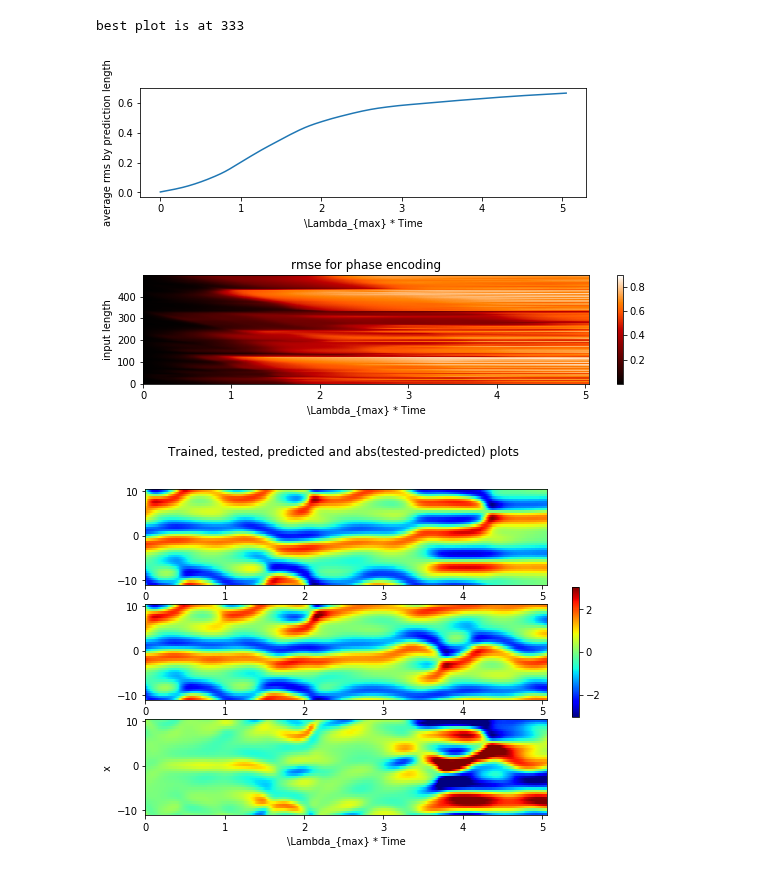
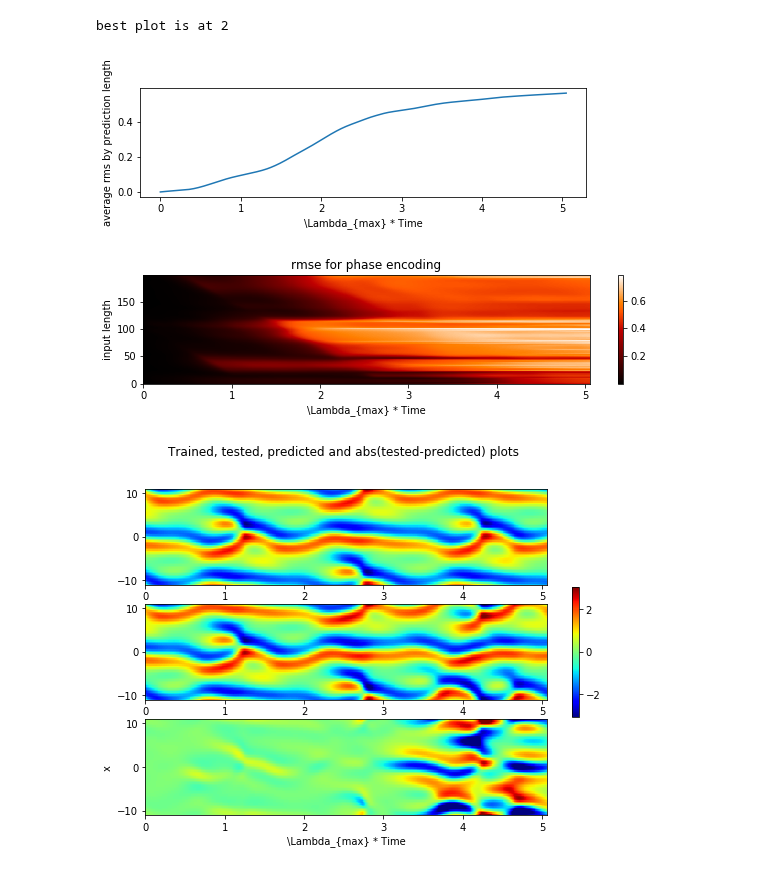
Before and after one commit to jon-dong/reservoir-computing-python, a Jupyter notebook: kuramoto_sivashinsky_tanh.ipynb, the cells around one changed output. Cells and saved outputs as stored; diff of their text form; code cells hidden in the pictures.

```diff
--- a/kuramoto_sivashinsky_tanh.ipynb
+++ b/kuramoto_sivashinsky_tanh.ipynb
@@ -29,19 +29,18 @@ import matplotlib.pyplot as plt
 # %%
 # Input data
 n_sequence=1
-spatial_points = 42
-spatial_points_ = spatial_points
+spatial_points = 65
 lyap_exp = 0.0461
 n_train = 5000
 n_test = 2000
 forget = 100
 parallel_runs = 1
-ks_data_origin, xx_, tt = data1D.kuramoto_sivashinsky_matlab(sequence_length=n_train+n_test, n_sequence=n_sequence, spatial_points=spatial_points)
+ks_data_origin, xx_, tt = data1D.kuramoto_sivashinsky_from_dataset(sequence_length=n_train+n_test, n_sequence=n_sequence)
 # ks_data_origin=ks_data_origin+np.random.rand(ks_data_origin.shape[0],ks_data_origin.shape[1],ks_data_origin.shape[2])
 ks_data_train = ks_data_origin[:, :n_train, :]
 input_shape=ks_data_train.shape
 # %%
-b = Reservoir(n_res=5000, res_scale=.21, input_scale=.21,
+b = Reservoir(n_res=2000, res_scale=.21, input_scale=.21,
               random_projection='simulation', weights_type='gaussian',
               activation_fun='intensity', activation_param=1.5,
               parallel_runs=parallel_runs,  bias_scale=0.1, leak_rate=0,
@@ -75,9 +67,11 @@ ks_data_test = ks_data_origin[:, n_train:, :]
 # %%
+# testing data
+ks_data_test = ks_data_origin[:, n_train:, :]
+
 # Algorithm testing
-# b.forget = n_test - b.pred_horizon*b.rec_pred_steps - parallel
-# b.parallel_runs = parallel_runs
-pred_output, rmse, rmse_vec, rmse_vert = b.predict_and_score(ks_data_test, detailed_score=True,
-                                                             parallel=parallel)
+parallel = 200
+b.forget = n_test - b.pred_horizon*b.rec_pred_steps - parallel
+pred_output, rmse, rmse_vec, rmse_vert = b.predict_and_score(ks_data_test, detailed_score=True)
 # %% [output]
 Reservoir Computing algorithm - Testing phase:
 
@@ -91,5 +85,4 @@ Testing score: 0.08007228611329317
 # %%
-b.forget = n_test - b.pred_horizon*b.rec_pred_steps - parallel
 total_pred = (rmse.shape[1])
 length_input = pred_output.shape[0] - total_pred
 time_input = range(rmse.shape[0])
@@ -112,7 +105,6 @@ im=plt.pcolormesh(time_pred[:], time_input[:], rmse[:,:], cmap='gist_heat')
 plt.colorbar(im)
 plt.show;
 
-spatial_points = spatial_points_
 xx = xx_
 n_input = np.argmin(np.mean(rmse[:,:450],axis=1)) # np.argmin(rmse_vert)
 # i=0
@@ -133,34 +125,34 @@ vmin = -vmax
 fig, axs = plt.subplots(3, 1, sharex=False, figsize=(9,6))
 plt.suptitle('Trained, tested, predicted and abs(tested-predicted) plots                       ')
 plt.ylabel('x')
 plt.xlabel('\Lambda_{max} * Time')
 # print(targetted_data.shape)
 # print(prediction.shape)
 # datum = [input_data, targetted_data, prediction, np.abs(targetted_data-prediction)]
 datum = [targetted_data, prediction, targetted_data-prediction]
 # print(datum[0].shape)
 # time = (tt[0:n_input+b.forget] if i==0 else tt[0:total_pred])*lyap_exp
 # xx_axs, time_axs = np.mgrid[xx, time]
 xx_axs = np.zeros((spatial_points, total_pred))
 time_axs = np.zeros((spatial_points, total_pred))
 for i in range(total_pred):
     xx_axs[:, i] = xx
 for i in range(spatial_points):
     time_axs[i, :] = (tt[n_input+b.forget:n_input+b.forget+total_pred]-tt[n_input+b.forget])*lyap_exp
 for i in range(3):
     # im=axs[i].pcolormesh(time, xx, datum[i].T, cmap='viridis', vmin=vmin, vmax=vmax)
     im=axs[i].pcolormesh(time_axs, xx_axs, datum[i].T, cmap=plt.get_cmap('jet'), vmin=vmin, vmax=vmax)
 fig.colorbar(im, ax=axs.ravel().tolist(), shrink=0.4)
 plt.savefig('intensity_SLM_kuramoto_prediction.png', dpi=400)
 
 # plt.figure(3,figsize=(9,2.5))
 # im=plt.pcolormesh(time_axs, xx_axs, datum[2].T, cmap='gray')
 # plt.colorbar(im)
 # # plt.savefig('DND_input_data.png')
 
 print('best plot is at '+str(np.argmin(rmse_vert)))
 # %% [output]
-best plot is at 333
+best plot is at 2
-[figure, old version]
+[figure, new version]
-[figure, old version]
+[figure, new version]
-[figure, old version]
+[figure, new version]
```
Also changed, not shown: parts of 4 cells of this notebook, 7 other files.
